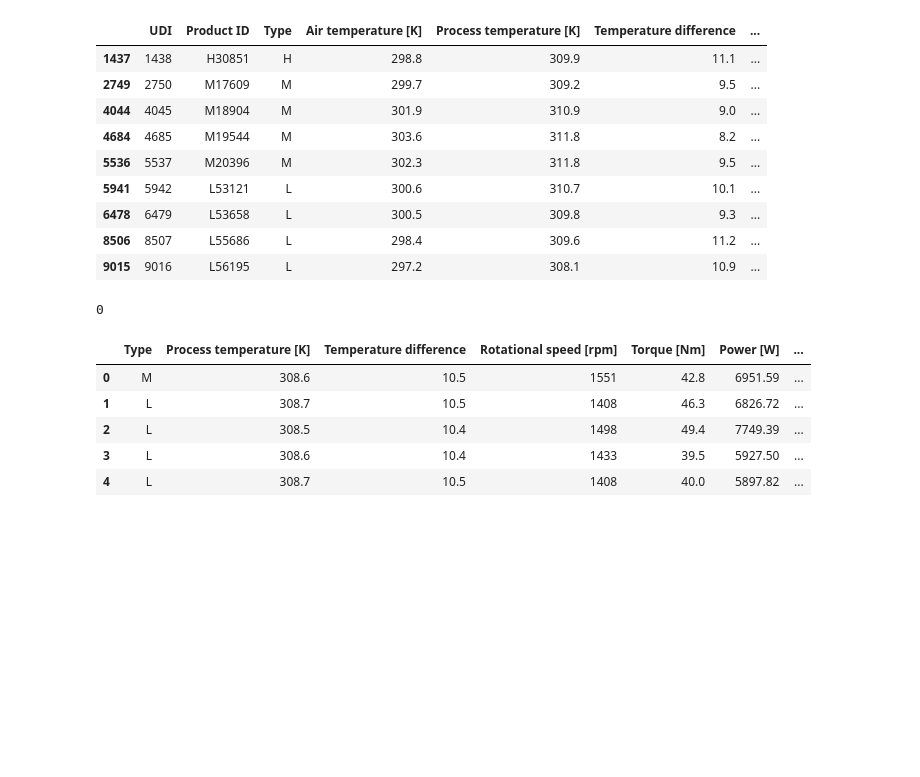
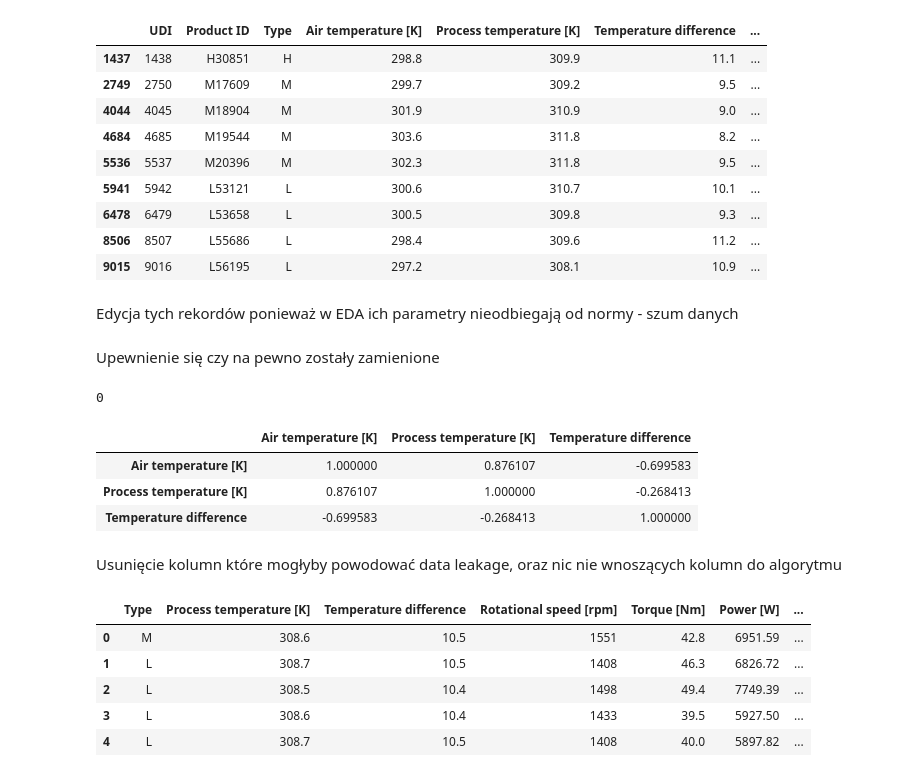
Before and after one commit to KacperKnapek/Machine-failure-prediction, a Jupyter notebook: notebooks/02_data_cleaning.ipynb, the cells around one changed output. Saved outputs shown, nothing was run; the diff lists cells and outputs as text; code cells hidden in the pictures; blank space fills up the shorter version.

```diff
--- a/notebooks/02_data_cleaning.ipynb
+++ b/notebooks/02_data_cleaning.ipynb
@@ -40,12 +48,25 @@ df[((df['TWF'] == 0) & (df['HDF'] == 0) & (df['PWF'] == 0) & (df['OSF'] == 0) &
 | 6478 | 6479 | L53658 | L | 300.5 | 309.8 | 9.3 | ... |
 | 8506 | 8507 | L55686 | L | 298.4 | 309.6 | 11.2 | ... |
 | 9015 | 9016 | L56195 | L | 297.2 | 308.1 | 10.9 | ... |
+# %% [markdown]
+Edycja tych rekordów ponieważ w EDA ich parametry nieodbiegają od normy - szum danych
 # %%
 df.loc[df[((df['TWF'] == 0) & (df['HDF'] == 0) & (df['PWF'] == 0) & (df['OSF'] == 0) & (df['RNF'] == 0)) & (df['Machine failure'] == 1)].index, 'Machine failure'] = 0
+# %% [markdown]
+Upewnienie się czy na pewno zostały zamienione
 # %%
 df[((df['TWF'] == 0) & (df['HDF'] == 0) & (df['PWF'] == 0) & (df['OSF'] == 0) & (df['RNF'] == 0)) & (df['Machine failure'] == 1)].shape[0]
 # %% [output]
 0
+# %%
+df[['Air temperature [K]', 'Process temperature [K]', 'Temperature difference']].corr()
+# %% [output]
+|  | Air temperature [K] | Process temperature [K] | Temperature difference |
+| Air temperature [K] | 1.000000 | 0.876107 | -0.699583 |
+| Process temperature [K] | 0.876107 | 1.000000 | -0.268413 |
+| Temperature difference | -0.699583 | -0.268413 | 1.000000 |
+# %% [markdown]
+Usunięcie kolumn które mogłyby powodować data leakage, oraz nic nie wnoszących kolumn do algorytmu
 # %%
 df.drop(columns=['UDI', 'Product ID', 'Air temperature [K]', 'TWF', 'HDF', 'PWF', 'OSF', 'RNF'], inplace=True)
 # %%
```
Also changed, not shown: parts of 8 cells of this notebook.
